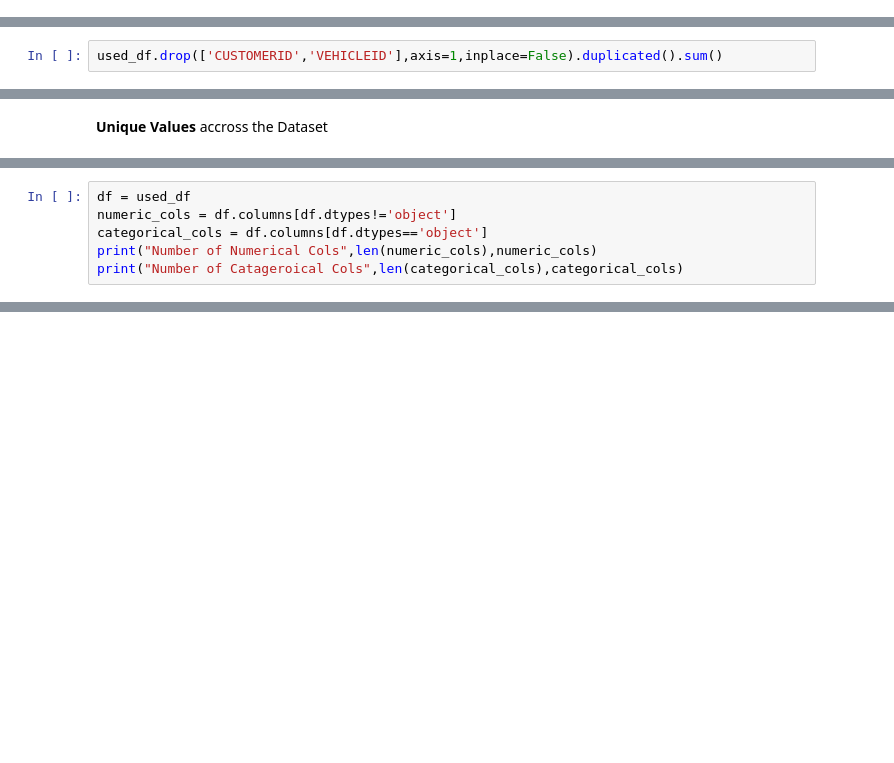
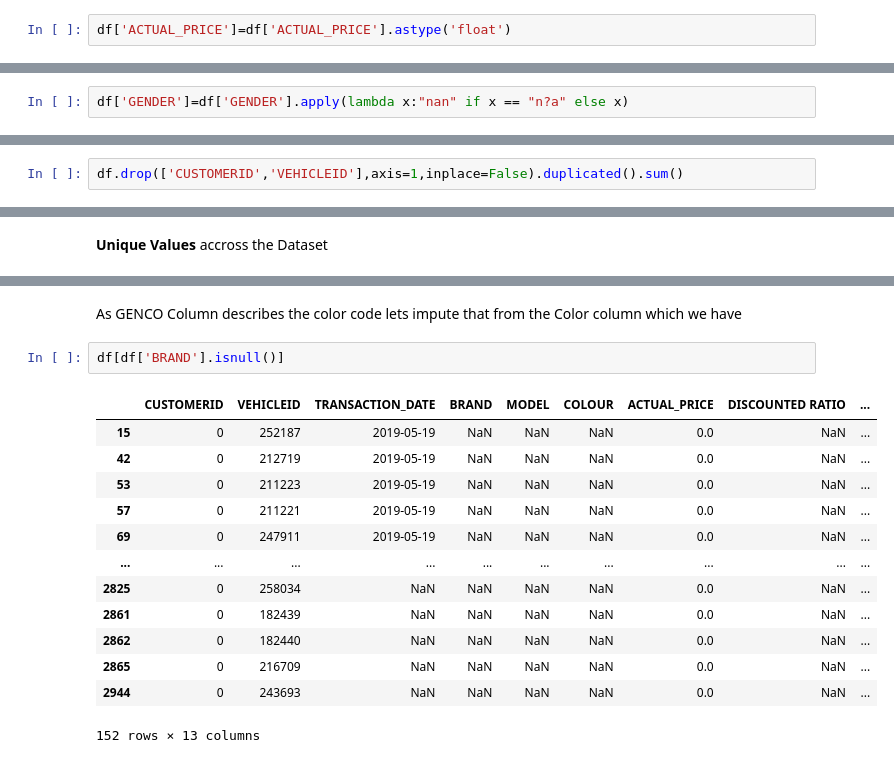
Before and after one commit to koushik2299/Data-Science, a Jupyter notebook: DS_Case_Study.ipynb, the cells around one changed output, grey strips where cells are left out. Drawn from its saved outputs; the diff is of its cells as text; blank space fills up the shorter version.

```diff
--- a/DS_Case_Study.ipynb
+++ b/DS_Case_Study.ipynb
@@ -108,0 +221,2 @@ Date Columns need to be converted to Date Format
+# %%
+df['ACTUAL_PRICE']=df['ACTUAL_PRICE'].astype('float')
@@ -108,0 +262,2 @@ Date Columns need to be converted to Date Format
+# %%
+df['GENDER']=df['GENDER'].apply(lambda x:"nan" if x == "n?a" else x)
@@ -113,7 +270,7 @@ used_df.duplicated().sum()
 # %% [markdown]
 Removing the Primary Keys and Checking for the Duplicates
 # %%
-used_df.drop(['CUSTOMERID','VEHICLEID'],axis=1,inplace=False).duplicated().sum()
+df.drop(['CUSTOMERID','VEHICLEID'],axis=1,inplace=False).duplicated().sum()
 # %% [output]
 0
 # %% [markdown]
@@ -180,6 +279,0 @@ Based on this we can infer the following things
-# %%
-df = used_df
-numeric_cols = df.columns[df.dtypes!='object']
-categorical_cols = df.columns[df.dtypes=='object']
-print("Number of Numerical Cols",len(numeric_cols),numeric_cols)
-print("Number of Catageroical Cols",len(categorical_cols),categorical_cols)
@@ -226,0 +299,18 @@ TypeError: ignored
+# %% [markdown]
+As GENCO Column describes the color code lets impute that from the Color column which we have
+# %%
+df[df['BRAND'].isnull()]
+# %% [output]
+|  | CUSTOMERID | VEHICLEID | TRANSACTION_DATE | BRAND | MODEL | COLOUR | ACTUAL_PRICE | DISCOUNTED RATIO | ... |
+| 15 | 0 | 252187 | 2019-05-19 | NaN | NaN | NaN | 0.0 | NaN | ... |
+| 42 | 0 | 212719 | 2019-05-19 | NaN | NaN | NaN | 0.0 | NaN | ... |
+| 53 | 0 | 211223 | 2019-05-19 | NaN | NaN | NaN | 0.0 | NaN | ... |
+| 57 | 0 | 211221 | 2019-05-19 | NaN | NaN | NaN | 0.0 | NaN | ... |
+| 69 | 0 | 247911 | 2019-05-19 | NaN | NaN | NaN | 0.0 | NaN | ... |
+| ... | ... | ... | ... | ... | ... | ... | ... | ... | ... |
+| 2825 | 0 | 258034 | NaN | NaN | NaN | NaN | 0.0 | NaN | ... |
+| 2861 | 0 | 182439 | NaN | NaN | NaN | NaN | 0.0 | NaN | ... |
+| 2862 | 0 | 182440 | NaN | NaN | NaN | NaN | 0.0 | NaN | ... |
+| 2865 | 0 | 216709 | NaN | NaN | NaN | NaN | 0.0 | NaN | ... |
+| 2944 | 0 | 243693 | NaN | NaN | NaN | NaN | 0.0 | NaN | ... |
+152 rows × 13 columns
```
Also changed, not shown: parts of 101 cells of this notebook.
